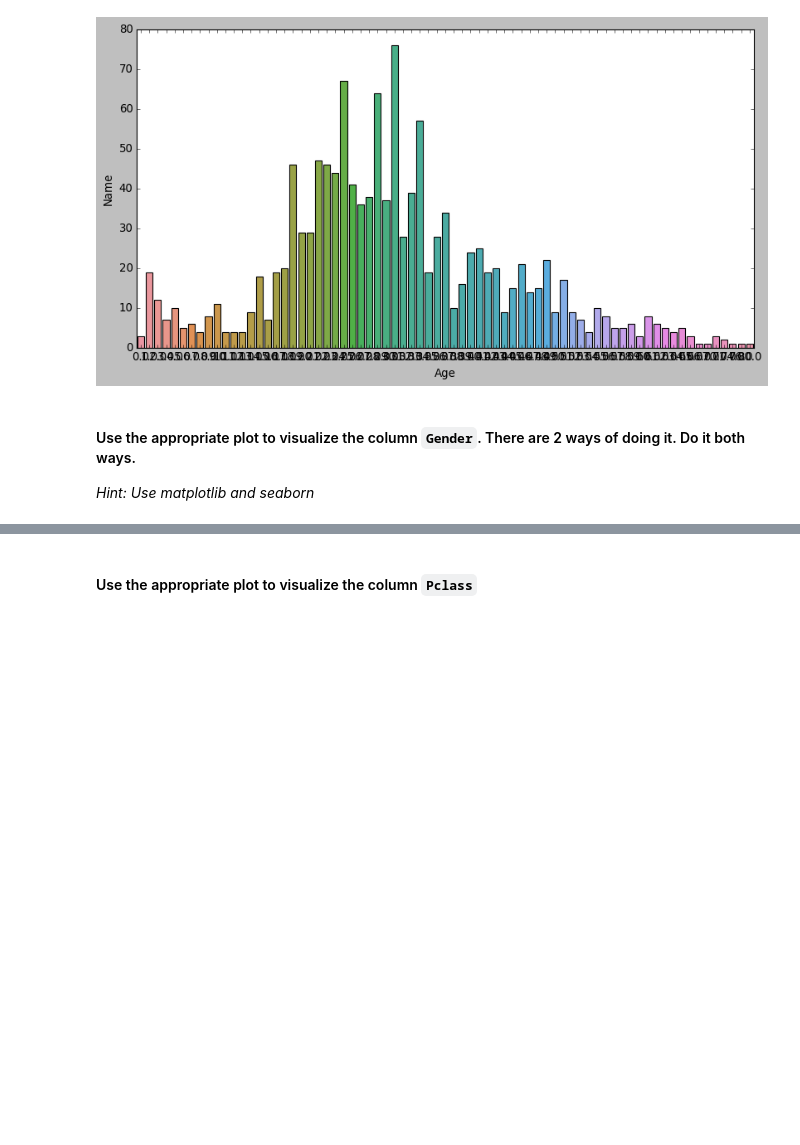
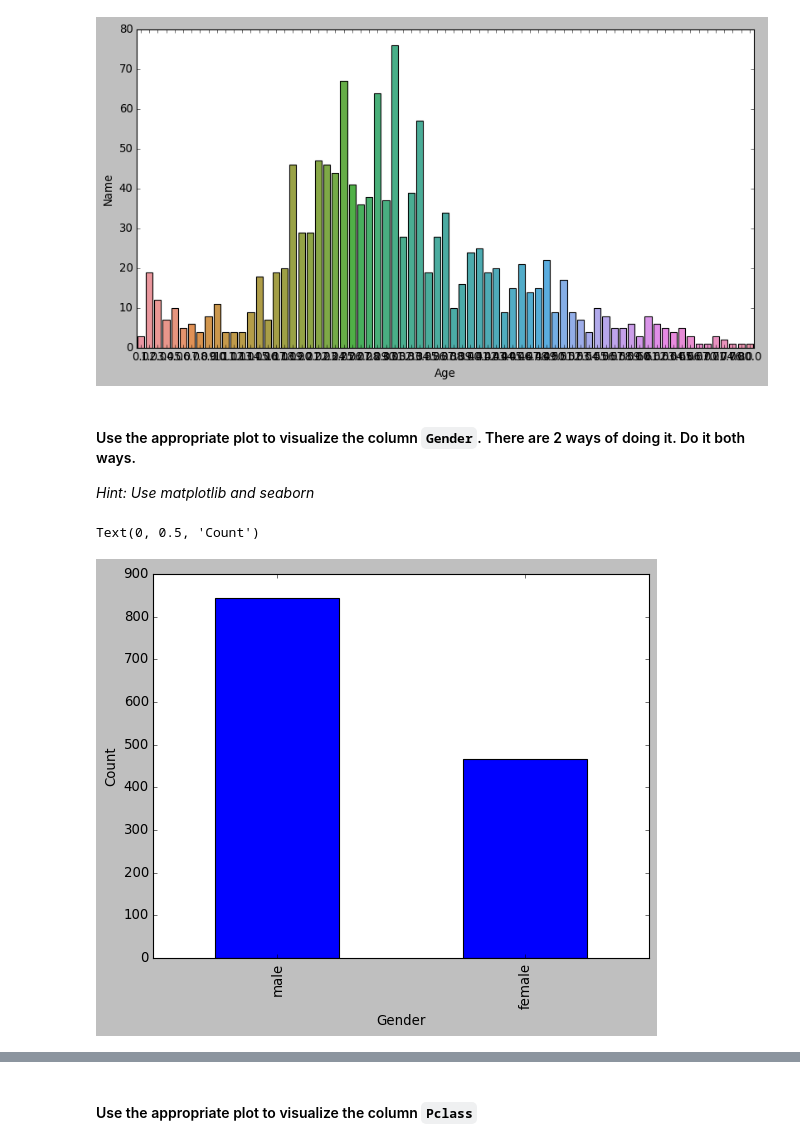
Before and after one commit to ilse-espino/data-ber-03-20, a Jupyter notebook: Labs/module-2_labs/03_data-visualization/02_lab-matplotlib-seaborn/your-code/challenge-3.ipynb, the cells around one changed output, grey strips where cells are left out. Cells and saved outputs as stored; diff of their text form; code cells hidden in the pictures; blank space fills up the shorter version.

```diff
--- a/Labs/module-2_labs/03_data-visualization/02_lab-matplotlib-seaborn/your-code/challenge-3.ipynb
+++ b/Labs/module-2_labs/03_data-visualization/02_lab-matplotlib-seaborn/your-code/challenge-3.ipynb
@@ -137,4 +157,12 @@ sns.barplot(data=ages,
 #### Use the appropriate plot to visualize the column `Gender`. There are 2 ways of doing it. Do it both ways.
 
 *Hint: Use matplotlib and seaborn*
+# %%
+# your code here- 1st way
+titanic["Gender"].value_counts().plot(kind="bar")
+plt.xlabel("Gender")
+plt.ylabel("Count")
+# %% [output]
+Text(0, 0.5, 'Count')
+[figure, added]
 # %%
```
Also changed, not shown: parts of 18 cells of this notebook, 27 other files.
